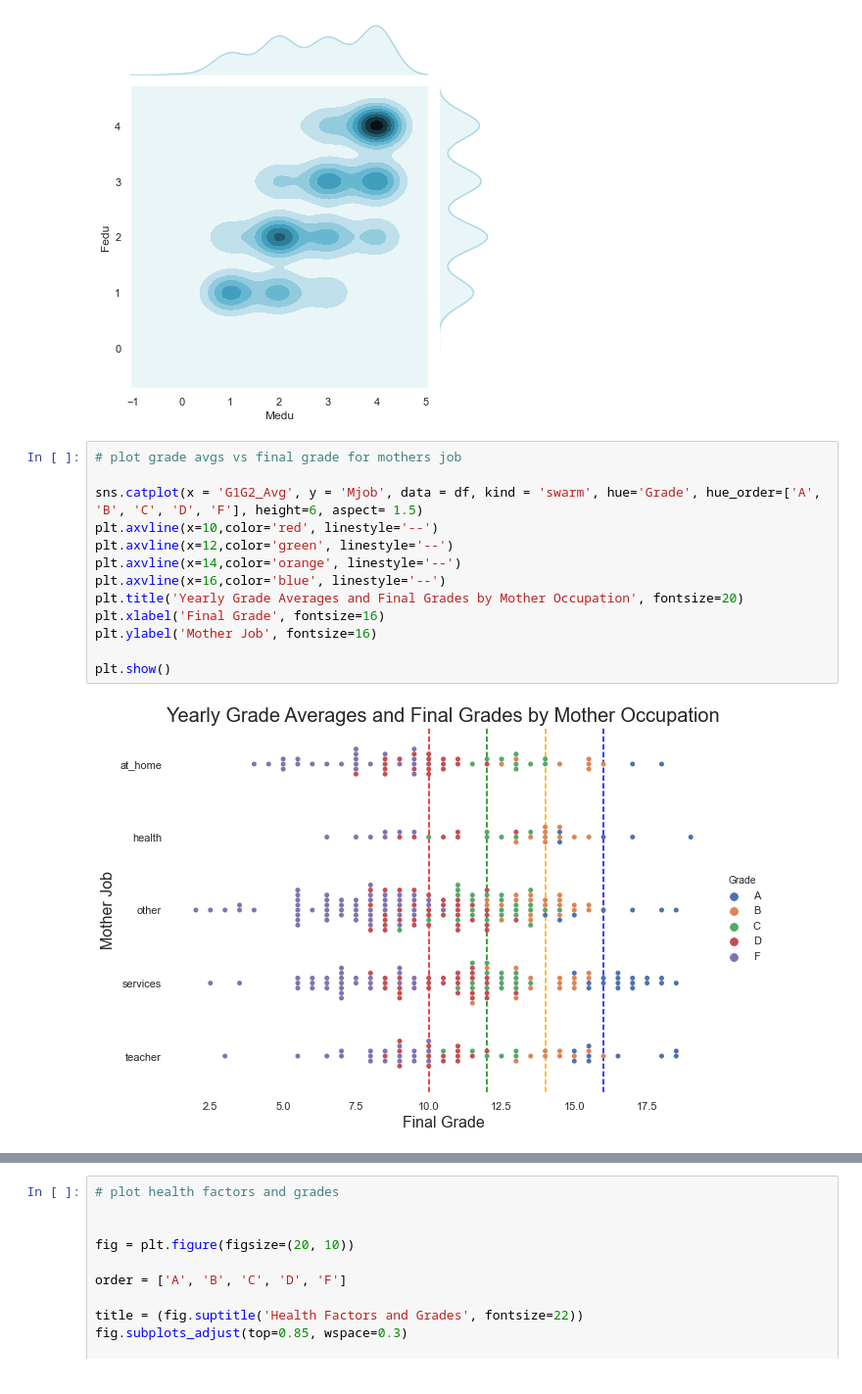
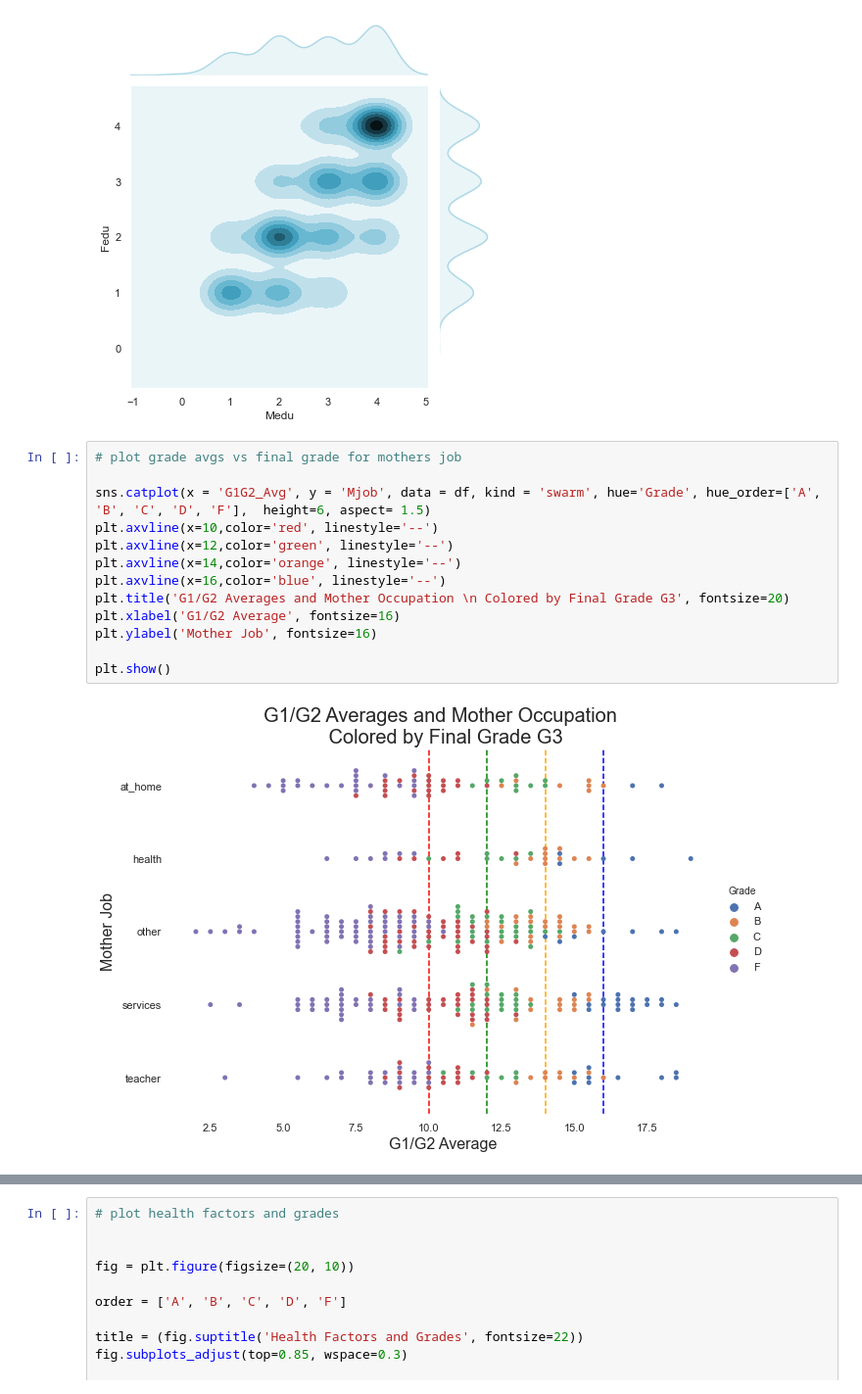
Before and after one commit to sam-tritto/predicting-student-grades, a Jupyter notebook: Predicting School Grades.ipynb, the cells around one changed output, grey strips where cells are left out. Shown at 98% size. Drawn from its saved outputs; the diff is of its cells as text.

```diff
--- a/Predicting School Grades.ipynb
+++ b/Predicting School Grades.ipynb
@@ -283,18 +283,18 @@ sns.jointplot(x=df['Medu'], y=df['Fedu'], data=df, kind="kde", color='lightblue'
 # %%
 # plot grade avgs vs final grade for mothers job
 
-sns.catplot(x = 'G1G2_Avg', y = 'Mjob', data = df, kind = 'swarm', hue='Grade', hue_order=['A', 'B', 'C', 'D', 'F'], height=6, aspect= 1.5)
+sns.catplot(x = 'G1G2_Avg', y = 'Mjob', data = df, kind = 'swarm', hue='Grade', hue_order=['A', 'B', 'C', 'D', 'F'],  height=6, aspect= 1.5)
 plt.axvline(x=10,color='red', linestyle='--')
 plt.axvline(x=12,color='green', linestyle='--')
 plt.axvline(x=14,color='orange', linestyle='--')
 plt.axvline(x=16,color='blue', linestyle='--')
-plt.title('Yearly Grade Averages and Final Grades by Mother Occupation', fontsize=20)
-plt.xlabel('Final Grade', fontsize=16)
+plt.title('G1/G2 Averages and Mother Occupation \n Colored by Final Grade G3', fontsize=20)
+plt.xlabel('G1/G2 Average', fontsize=16)
 plt.ylabel('Mother Job', fontsize=16)
 
 plt.show()
 # %% [output]
-[figure, old version]
+[figure, new version]
 # %%
 # plot grade avgs vs final grade for fathers job
 
```
Also changed, not shown: parts of 38 cells of this notebook.
